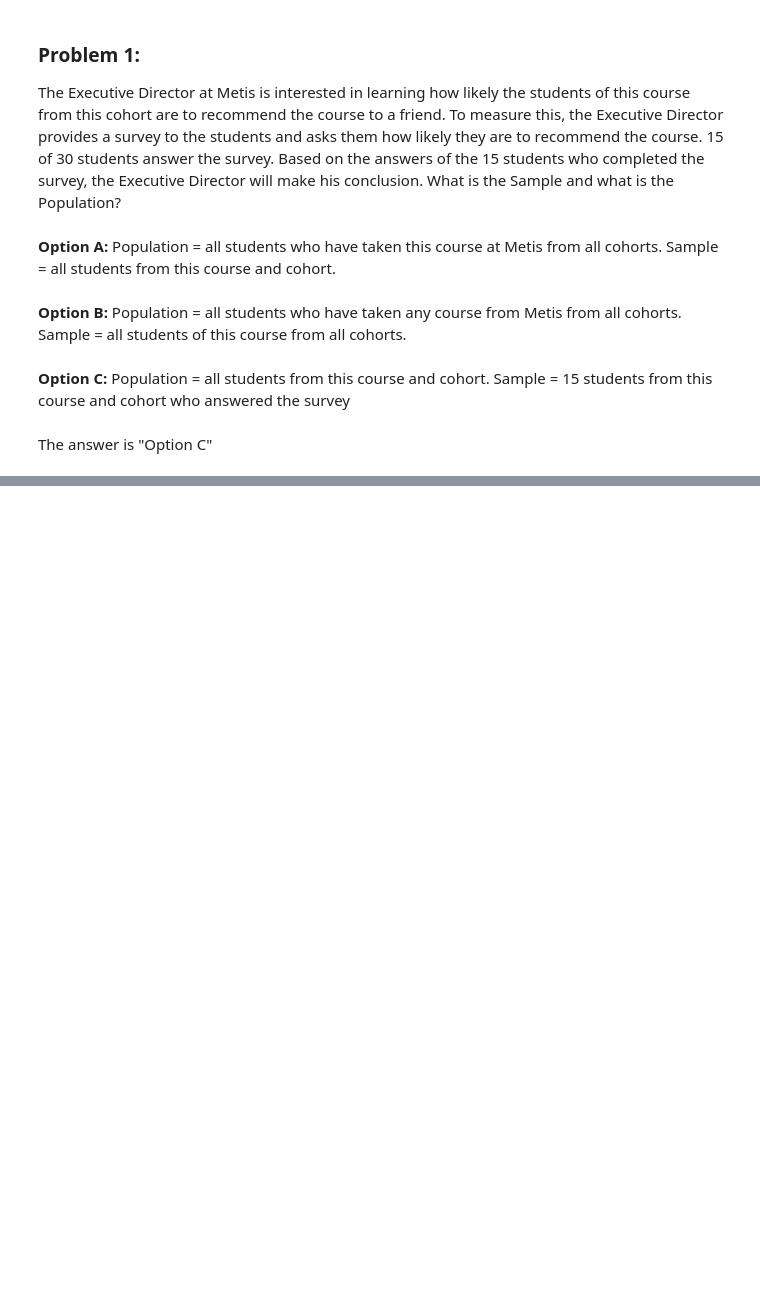
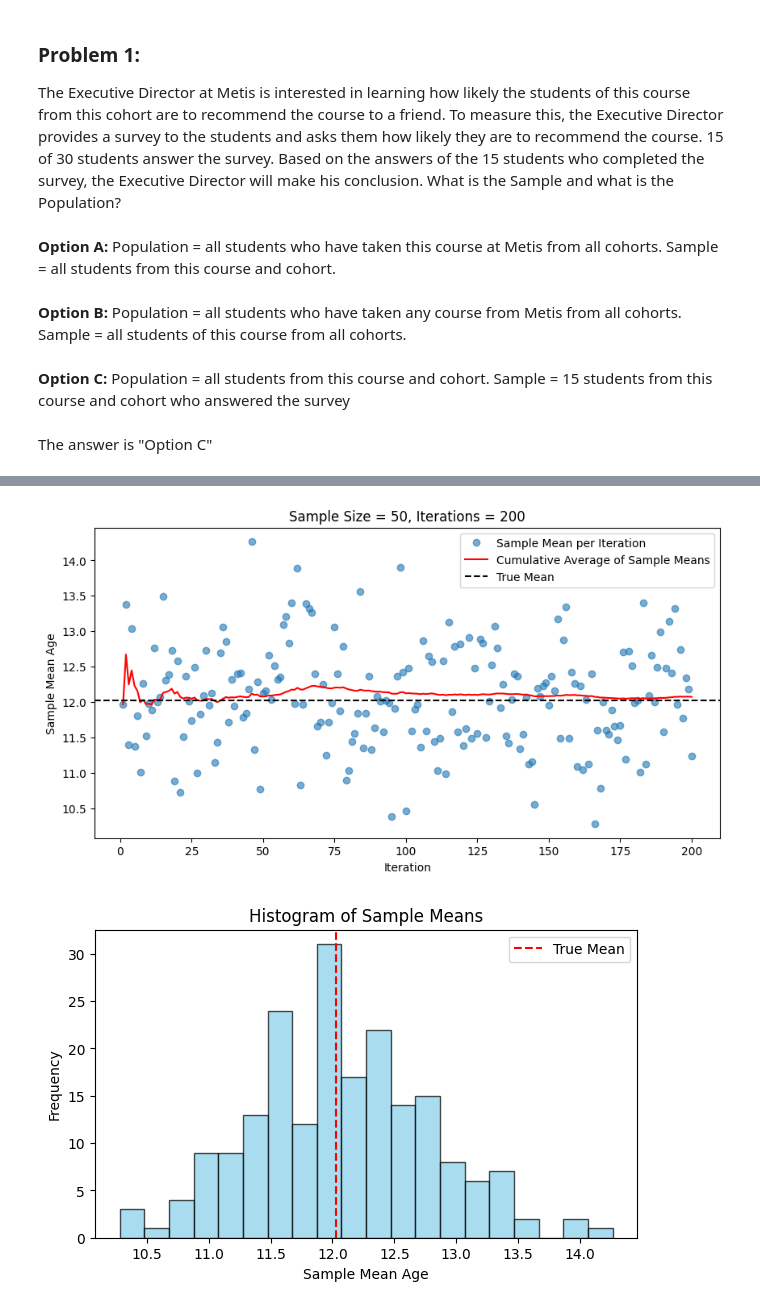
Before and after one commit to Shabnam330/Shabnam_Rep, a Jupyter notebook: week_4/notebooks/sample_population.ipynb, the cells around one changed output, grey strips where cells are left out. Saved outputs shown, nothing was run; the diff lists cells and outputs as text; code cells hidden in the pictures; blank space fills up the shorter version.

```diff
--- a/week_4/notebooks/sample_population.ipynb
+++ b/week_4/notebooks/sample_population.ipynb
@@ -251,0 +452,71 @@ The answer is "Option C"
+# %%
+import streamlit as st
+import pandas as pd
+import numpy as np
+import matplotlib.pyplot as plt
+
+# -------------------------------
+# Generate Kangaroo Population
+# -------------------------------
+num_samples = 50000
+kangaroo_population = np.random.normal(loc=12, scale=5, size=num_samples)  # mean=12 yrs, sd=5 yrs
+kangaroo_population_df = pd.DataFrame(kangaroo_population, columns=["Population Values"])
+
+# -------------------------------
+# Sampling function
+# -------------------------------
+def sample_distr(n, num_iter, kangaroo_population_df):
+    sample_stats = []
+    for i in range(num_iter):
+        sample_i = kangaroo_population_df["Population Values"].sample(n, replace=True)
+        sample_i_stat = sample_i.mean()
+        sample_stats.append(sample_i_stat)
+    return sample_stats
+
+# -------------------------------
+# Streamlit App
+# -------------------------------
+def main():
+    st.title("🦘 Law of Large Numbers: Kangaroo Age Simulation")
+
+    st.write("This dashboard shows how the **Law of Large Numbers** works using a simulated kangaroo population.")
+
+    # User inputs
+    n = st.number_input("Enter Sample Size (n):", min_value=1, max_value=5000, value=50, step=1)
+    num_iter = st.number_input("Enter Number of Iterations:", min_value=1, max_value=2000, value=200, step=10)
+
+    # True population mean
+    true_mean = kangaroo_population_df["Population Values"].mean()
+
+    # Run sampling
+    sample_means = sample_distr(n, num_iter, kangaroo_population_df)
+    cum_avg = np.cumsum(sample_means) / np.arange(1, num_iter + 1)
+
+    st.write(f"**True Population Mean Age:** {true_mean:.2f} years")
+
+    # Plot: Sample Means over Iterations
+    st.subheader("Convergence of Sample Means")
+    fig, ax = plt.subplots(figsize=(10, 5))
+    ax.plot(range(1, num_iter + 1), sample_means, marker="o", linestyle="", alpha=0.6, label="Sample Mean per Iteration")
+    ax.plot(range(1, num_iter + 1), cum_avg, color="red", label="Cumulative Average of Sample Means")
+    ax.axhline(true_mean, color="black", linestyle="dashed", label="True Mean")
+    ax.set_xlabel("Iteration")
+    ax.set_ylabel("Sample Mean Age")
+    ax.set_title(f"Sample Size = {n}, Iterations = {num_iter}")
+    ax.legend()
+    st.pyplot(fig)
+
+    # Plot: Histogram of Sample Means
+    st.subheader("Distribution of Sample Means")
+    fig2, ax2 = plt.subplots(figsize=(7, 4))
+    ax2.hist(sample_means, bins=20, color="skyblue", edgecolor="black", alpha=0.7)
+    ax2.axvline(true_mean, color="red", linestyle="dashed", label="True Mean")
+    ax2.set_xlabel("Sample Mean Age")
+    ax2.set_ylabel("Frequency")
+    ax2.set_title("Histogram of Sample Means")
+    ax2.legend()
+    st.pyplot(fig2)
+
+if __name__ == "__main__":
+    main()
+# %% [output]
@@ -251,0 +540,2 @@ The answer is "Option C"
+[figure, added]
+[figure, added]
```
Also changed, not shown: parts of 29 cells of this notebook, 2 other files.
